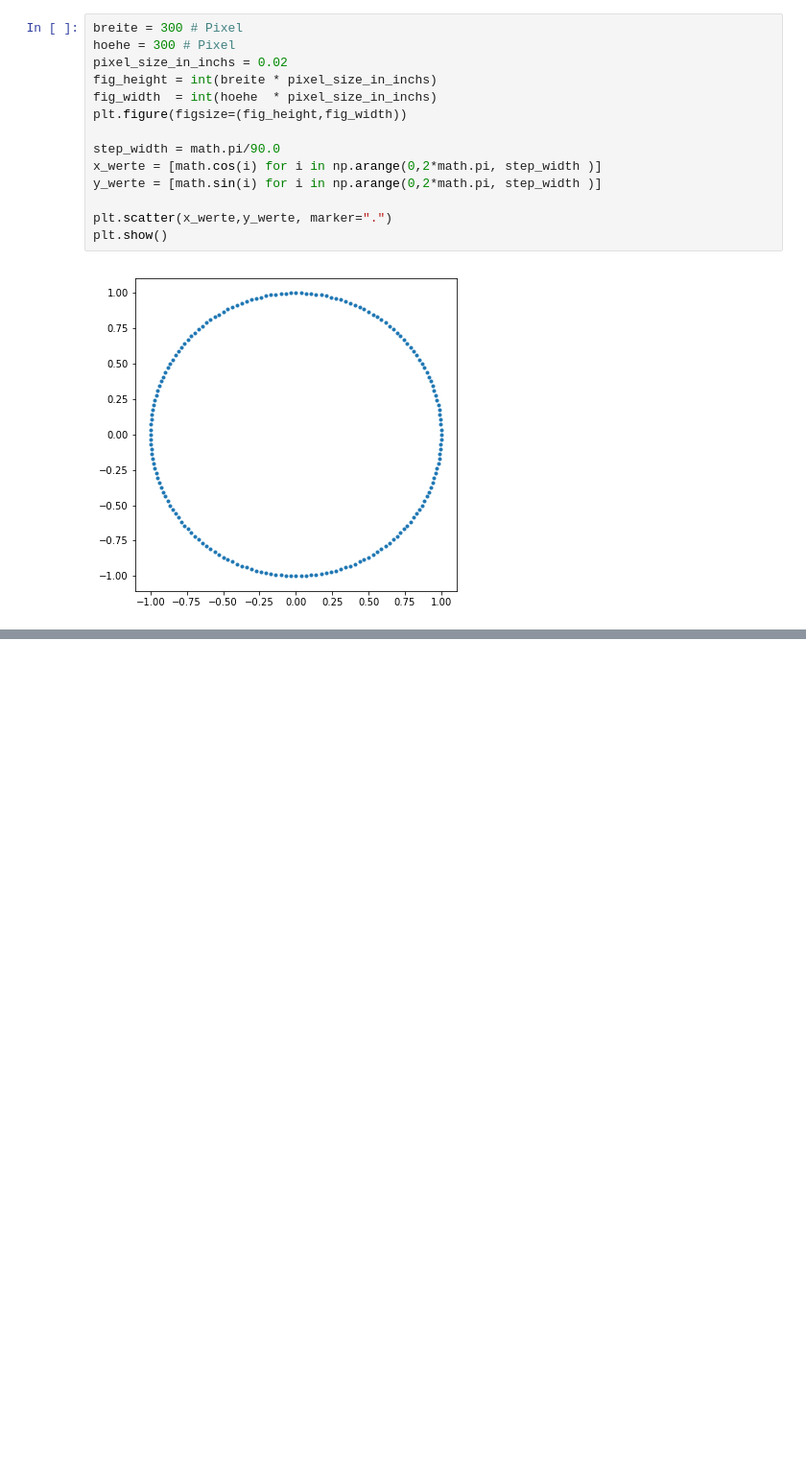
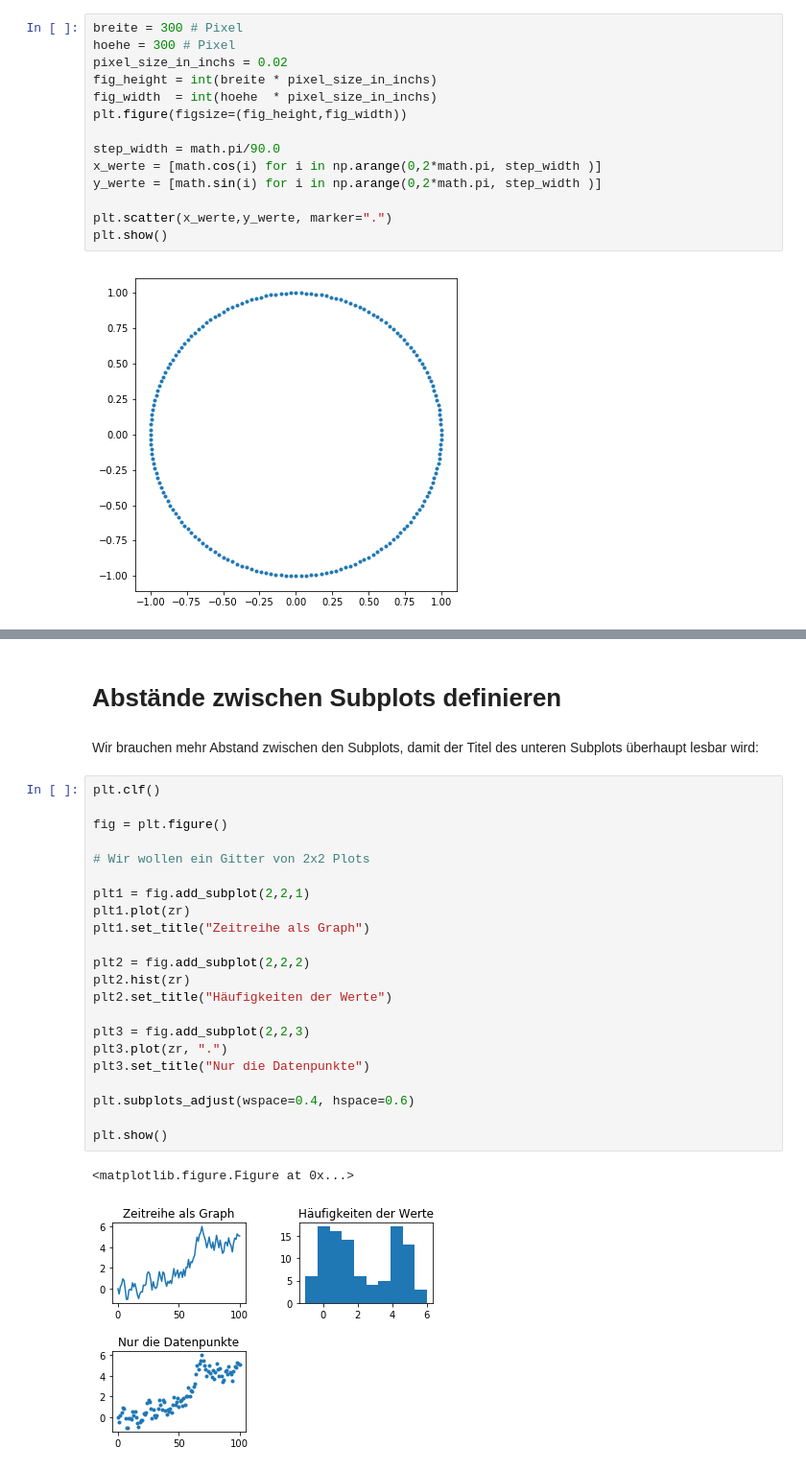
Before and after one commit to juebrauer/course_introduction_to_python, a Jupyter notebook: 07_matplotlib_grundlagen/matplotlib_grundlagen.ipynb, the cells around one changed output, grey strips where cells are left out. Shown at 96% size. Drawn from its saved outputs; the diff is of its cells as text; blank space fills up the shorter version.

```diff
--- a/07_matplotlib_grundlagen/matplotlib_grundlagen.ipynb
+++ b/07_matplotlib_grundlagen/matplotlib_grundlagen.ipynb
@@ -663,0 +702,29 @@ plt.show()
+# %% [markdown]
+# Abstände zwischen Subplots definieren
+# %% [markdown]
+Wir brauchen mehr Abstand zwischen den Subplots, damit der Titel des unteren Subplots überhaupt lesbar wird:
+# %%
+plt.clf()
+
+fig = plt.figure()
+
+# Wir wollen ein Gitter von 2x2 Plots
+
+plt1 = fig.add_subplot(2,2,1)
+plt1.plot(zr)
+plt1.set_title("Zeitreihe als Graph")
+
+plt2 = fig.add_subplot(2,2,2)
+plt2.hist(zr)
+plt2.set_title("Häufigkeiten der Werte")
+
+plt3 = fig.add_subplot(2,2,3)
+plt3.plot(zr, ".")
+plt3.set_title("Nur die Datenpunkte")
+
+plt.subplots_adjust(wspace=0.4, hspace=0.6)
+
+plt.show()
+# %% [output]
+<matplotlib.figure.Figure at 0x...>
+[figure, added]
```
Also changed, not shown: parts of 11 cells of this notebook.
